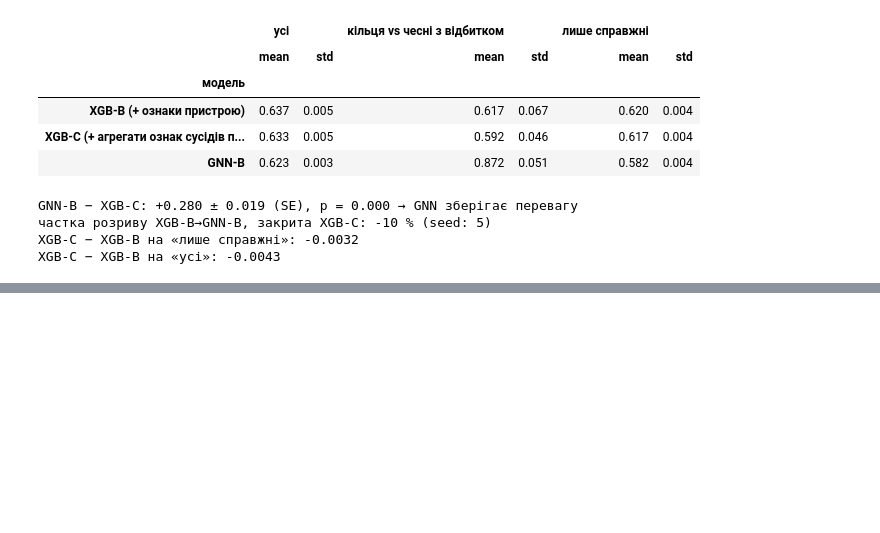
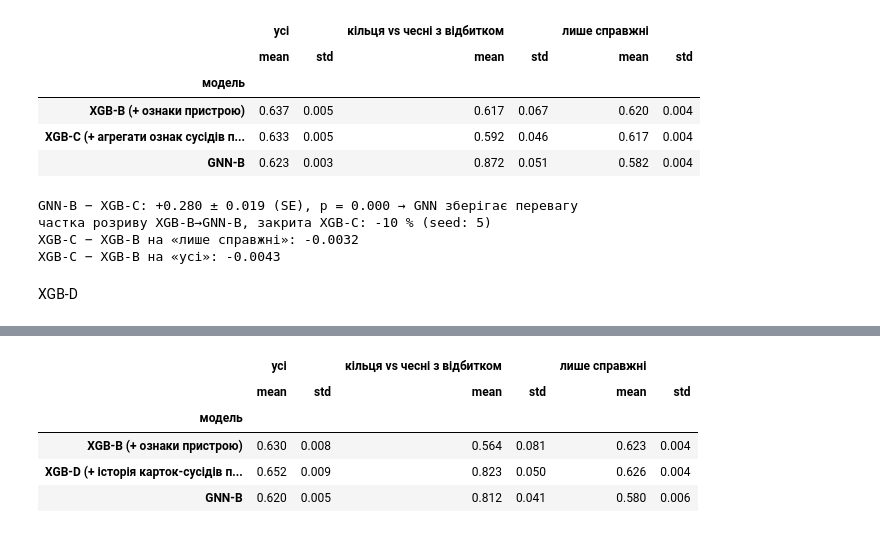
Before and after one commit to kanevskkyy/graph-antifraud, a Jupyter notebook: notebooks/18a-ieee-cis-mechanism.ipynb, the cells around one changed output, grey strips where cells are left out. Cells and saved outputs as stored; diff of their text form; code cells hidden in the pictures; blank space fills up the shorter version.

Commit message:
exp: mechanism check 2: XGB-D with neighbors' card-history features vs GNN on synthetic rings

```diff
--- a/notebooks/18a-ieee-cis-mechanism.ipynb
+++ b/notebooks/18a-ieee-cis-mechanism.ipynb
@@ -496,3 +496,76 @@ GNN-B − XGB-C: +0.280 ± 0.019 (SE), p = 0.000 → GNN зберігає пер
 частка розриву XGB-B→GNN-B, закрита XGB-C: -10 % (seed: 5)
 XGB-C − XGB-B на «лише справжні»: -0.0032
 XGB-C − XGB-B на «усі»: -0.0043
+# %% [markdown]
+XGB-D
+# %%
+RESULT_E = "results/ieee_cis_mechanism_hist.csv"
+ROWS_E = pd.read_csv(RESULT_E).to_dict("records") if os.path.exists(RESULT_E) else []
+ND_ = "XGB-D (+ історія карток-сусідів по пристрою)"
+
+def dk_hist_aggregates():
+    nb = NBR[R_NAMES.index("dk")].cpu().numpy()
+    msk = (nb >= 0).ravel()
+    rows = np.repeat(np.arange(N), nb.shape[1])[msk]; cols = nb.ravel()[msk]
+    A = sp.csr_matrix((np.ones(len(rows), np.float32), (rows, cols)), shape=(N, N))
+    deg = np.asarray(A.sum(axis=1)).ravel().astype("float32")
+    prior, _ = label_feats2(["gcard"], 10000, 0)              # скільки ранішіх транзакцій тієї ж картки
+    prior = np.nan_to_num(prior, nan=0.0)
+    H = np.nan_to_num(HF.values.astype("float32"), nan=0.0)   # ті самі ручні ознаки, що читає GNN
+    Z = np.hstack([H, (prior == 0).astype("float32")[:, None], np.log1p(prior)[:, None]])
+    S = A @ Z
+    G = np.where(deg[:, None] > 0, S / np.maximum(deg[:, None], 1), np.nan).astype("float32")
+    names = [f"dkhist_{c}" for c in HF.columns] + ["dkhist_share_newcard", "dkhist_mean_log_prior"]
+    return pd.DataFrame(G, columns=names, index=XB.index), prior
+
+def check_hist(Gh, prior, n=40, seed=0):
+    rng = np.random.default_rng(seed); bad = 0
+    gc_ = KEYDF["gcard"].values; nb = NBR[R_NAMES.index("dk")].cpu().numpy()
+    Hn = np.nan_to_num(HF["dk_other30"].values.astype("float64"), nan=0.0)
+    for i in rng.choice(np.flatnonzero((nb >= 0).sum(1) > 0), n, replace=False):
+        nbi = nb[i][nb[i] >= 0]
+        assert (rank[nbi] < rank[i]).all(), "сусід не з минулого"
+        pr = np.array([int(((gc_ == gc_[j]) & (ts < ts[j])).sum()) for j in nbi])
+        ok = (abs(Gh["dkhist_share_newcard"].iloc[i] - (pr == 0).mean()) < 1e-4 and
+              abs(Gh["dkhist_mean_log_prior"].iloc[i] - np.log1p(pr).mean()) < 1e-4 and
+              abs(Gh["dkhist_dk_other30"].iloc[i] - Hn[nbi].mean()) < 1e-3 * (1 + Hn[nbi].mean()))
+        bad += (not ok)
+    return bad
+
+def run_hist(span_days, setting, seed):
+    if any(r["setting"] == setting and r["seed"] == seed for r in ROWS_E):
+        print(f"{setting}, seed {seed}: вже є, пропускаю"); return
+    t0 = time.time(); setup_world(span_days, seed)
+    Gh, prior = dk_hist_aggregates(); bad = check_hist(Gh, prior)
+    print("  розбіжностей з перерахунком «в лоб»:", bad); assert bad == 0
+    nr = is_ring & m_te
+    print(f"  частка нових карток серед сусідів по пристрою: кільця {Gh.loc[nr, 'dkhist_share_newcard'].mean():.2f}, "
+          f"інші рядки тесту {Gh.loc[m_te & ~is_ring, 'dkhist_share_newcard'].mean():.2f}")
+    XD = pd.concat([XB, Gh], axis=1)
+    p, v = fit_xgb2(XD, seed)
+    ROWS_E.append({"модель": ND_, "seed": seed, "setting": setting, "val": v, **eval_sets(p)})
+    pd.DataFrame(ROWS_E).to_csv(RESULT_E, index=False)
+    print(f"{setting}, seed {seed}: {time.time()-t0:.0f} с | XGB-D {ROWS_E[-1][FM]:.3f}", flush=True)
+    del XD, Gh; gc.collect()
+
+for name, span in [("швидкі кільця (2 дні)", 2.0), ("повільні кільця (21 день)", 21.0)]:
+    for sd in range(5):
+        run_hist(span, name, sd)
+
+# ---- підсумок ----
+E = pd.DataFrame(ROWS_E); B = pd.DataFrame(ROWS_D)
+cols = ["setting", "seed", "модель", "усі", FM, "лише справжні"]
+allr = pd.concat([B[B["модель"].isin([NB_, NG_])][cols], E[cols]], ignore_index=True)
+for setting, g in allr.groupby("setting"):
+    print("\n==", setting, "==")
+    display(g.groupby("модель")[["усі", FM, "лише справжні"]].agg(["mean", "std"]).reindex([NB_, ND_, NG_]).round(3))
+    pv = g.pivot(index="seed", columns="модель", values=FM).dropna()
+    closed = (pv[ND_] - pv[NB_]).mean() / (pv[NG_] - pv[NB_]).mean()
+    A = pv[NG_] - pv[ND_]; t, p = stats.ttest_1samp(A, 0.0)
+    v = "розрив переважно пояснюють нові картки" if closed >= 0.5 else ("перевага структурна" if closed < 0.25 else "часткове пояснення")
+    print(f"частка розриву XGB-B→GNN-B, закрита XGB-D: {closed*100:.0f} % (seed: {len(pv)}) → {v}")
+    print(f"GNN-B − XGB-D: {A.mean():+.3f} ± {A.std()/np.sqrt(len(A)):.3f} (SE), p = {p:.3f}")
+    for col in ("лише справжні", "усі"):
+        pr = g.pivot(index="seed", columns="модель", values=col).dropna()
+        print(f"XGB-D − XGB-B на «{col}»: {(pr[ND_] - pr[NB_]).mean():+.4f}")
+# %% [output]
@@ -498,0 +589,6 @@ XGB-C − XGB-B на «усі»: -0.0043
+|  | усі |  | кільця vs чесні з відбитком |  | лише справжні |  |
+|  | mean | std | mean | std | mean | std |
+| модель |  |  |  |  |  |  |
+| XGB-B (+ ознаки пристрою) | 0.630 | 0.008 | 0.564 | 0.081 | 0.623 | 0.004 |
+| XGB-D (+ історія карток-сусідів п... | 0.652 | 0.009 | 0.823 | 0.050 | 0.626 | 0.004 |
+| GNN-B | 0.620 | 0.005 | 0.812 | 0.041 | 0.580 | 0.006 |
```
Also changed, not shown: parts of 1 cell of this notebook, 1 other file.
